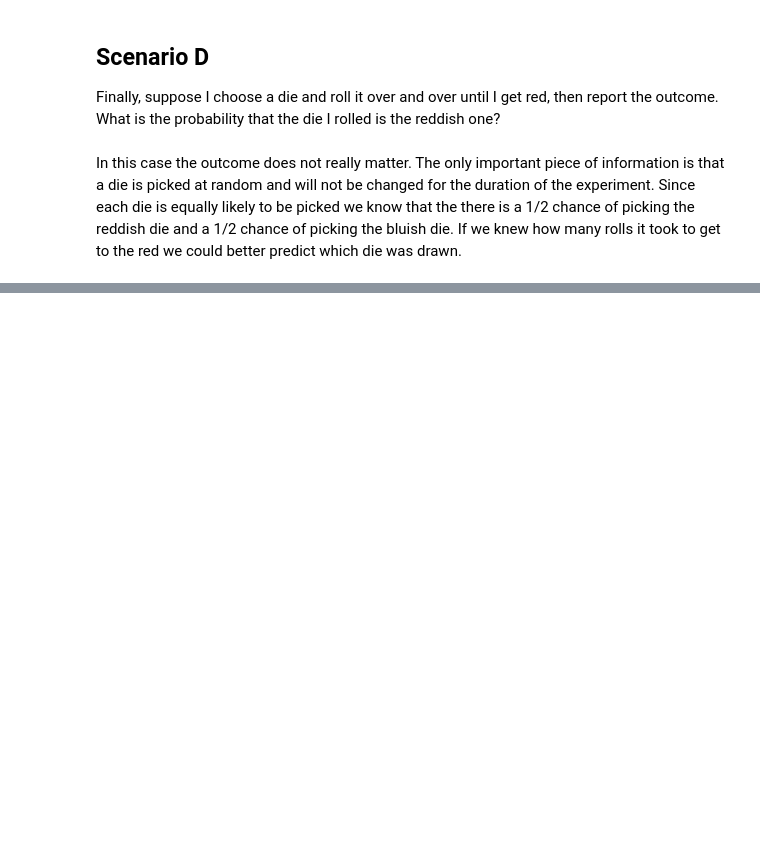
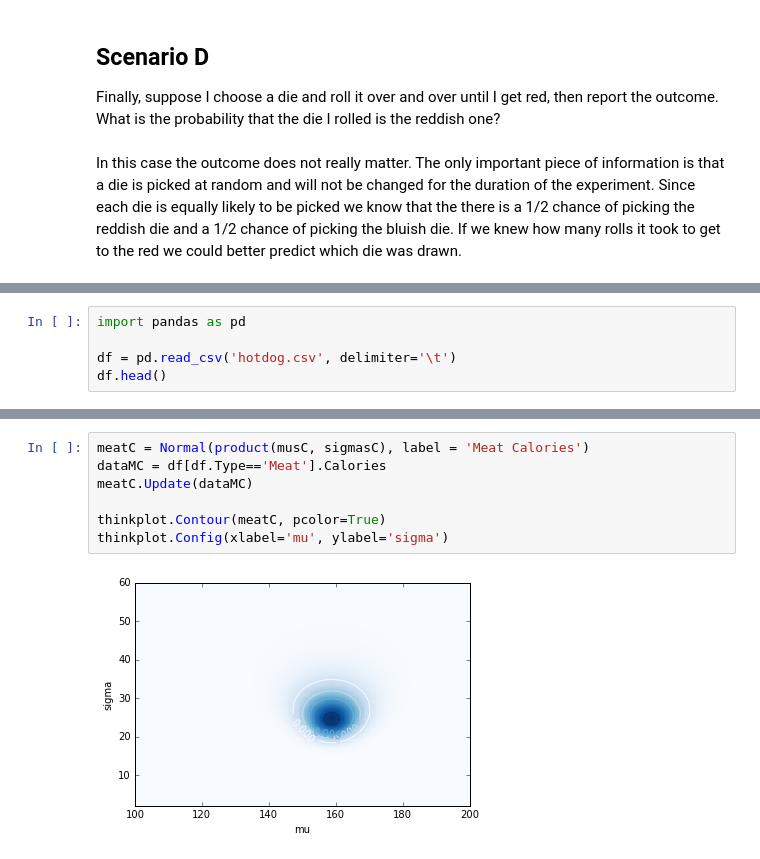
Before and after one commit to mafaldaborges/ThinkBayes2, a Jupyter notebook: code/report03.ipynb, the cells around one changed output, grey strips where cells are left out. Saved outputs shown, nothing was run; the diff lists cells and outputs as text; blank space fills up the shorter version.

```diff
--- a/code/report03.ipynb
+++ b/code/report03.ipynb
@@ -260,0 +372,5 @@ Part 2: Suppose I see a bus go by, but I don't see the destination, and 3 minute
+# %%
+import pandas as pd
+
+df = pd.read_csv('hotdog.csv', delimiter='\t')
+df.head()
@@ -260,0 +448,9 @@ Part 2: Suppose I see a bus go by, but I don't see the destination, and 3 minute
+# %%
+meatC = Normal(product(musC, sigmasC), label = 'Meat Calories')
+dataMC = df[df.Type=='Meat'].Calories
+meatC.Update(dataMC)
+
+thinkplot.Contour(meatC, pcolor=True)
+thinkplot.Config(xlabel='mu', ylabel='sigma')
+# %% [output]
+[figure, added]
```
Also changed, not shown: parts of 70 cells of this notebook, 4 other files.
